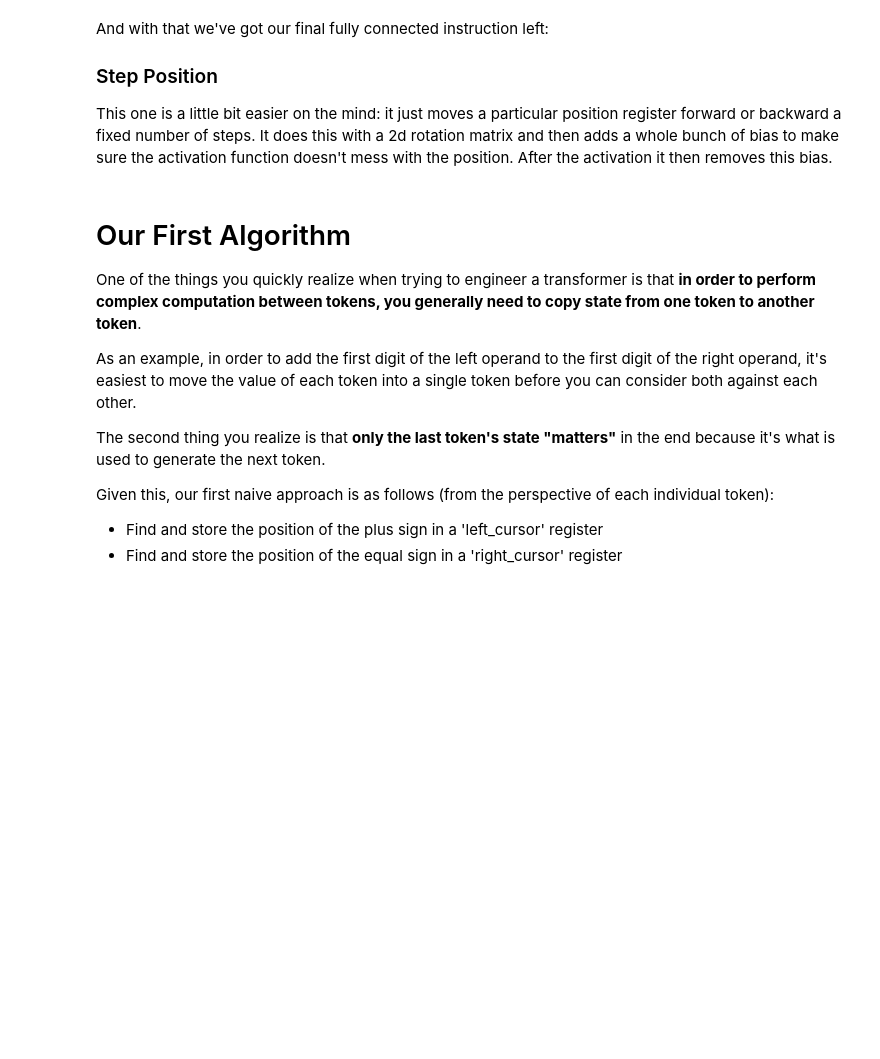
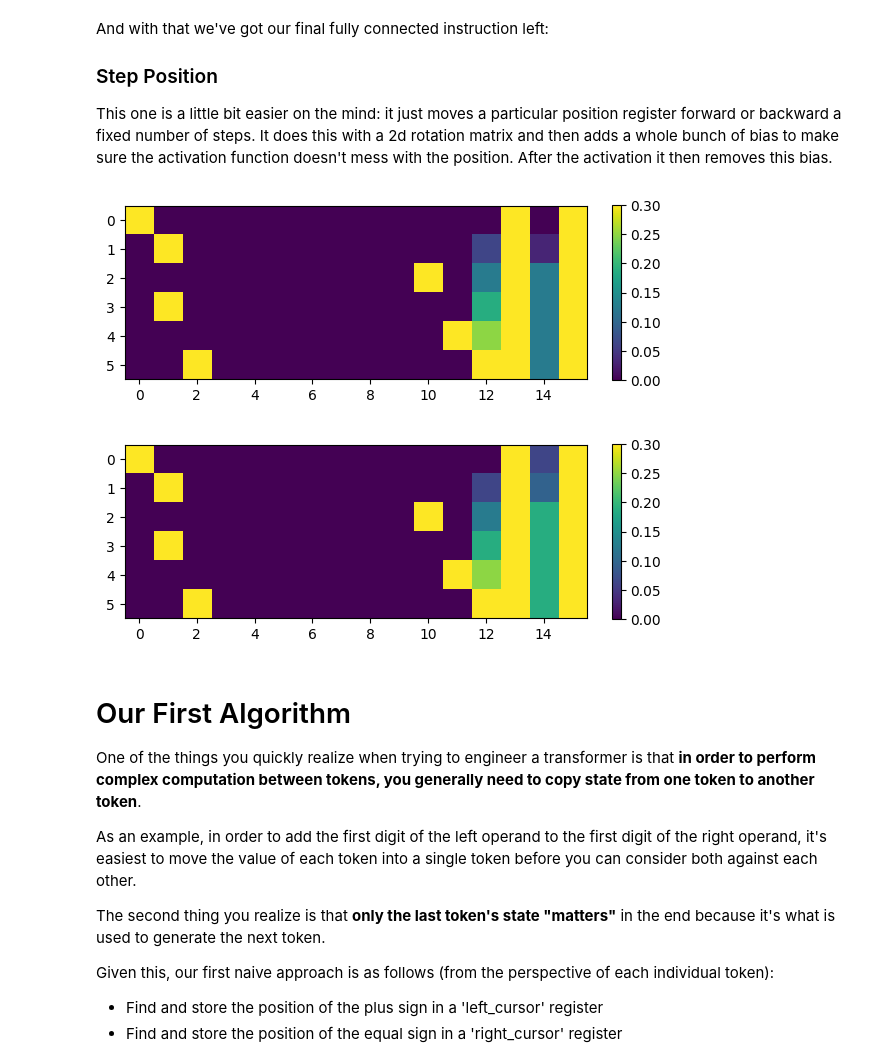
Before and after one commit to michael-go/handcrafted, a Jupyter notebook: HandCrafted.ipynb, the cells around one changed output. Drawn from its saved outputs; the diff is of its cells as text; code cells hidden in the pictures; blank space fills up the shorter version.

```diff
--- a/HandCrafted.ipynb
+++ b/HandCrafted.ipynb
@@ -699,5 +699,19 @@ class StepPosition(MLPLayer):
 
         super().__init__(w1, b1, w2, b2)
+# %%
+some_pos = Register('some_pos', 2)
+embedding = EmbeddedState(tokens, [pos, some_pos])
+find_plus = FindToken(embedding, '+', some_pos)
+step_left = StepPosition(embedding, [some_pos], [1])
+
+x = embedding.embed(embedding.tokenize('01+1=2'))
+x = find_plus.forward(x.unsqueeze(0))
+plot_tensor(x[0], vmax=0.3)
+x = step_left.forward(x)
+plot_tensor(x[0], vmax=0.3)
+# %% [output]
+[figure, added]
+[figure, added]
 # %% [markdown]
 <a name="Our-First-Algorithm"></a>
 # Our First Algorithm
```
Also changed, not shown: parts of 6 cells of this notebook.
